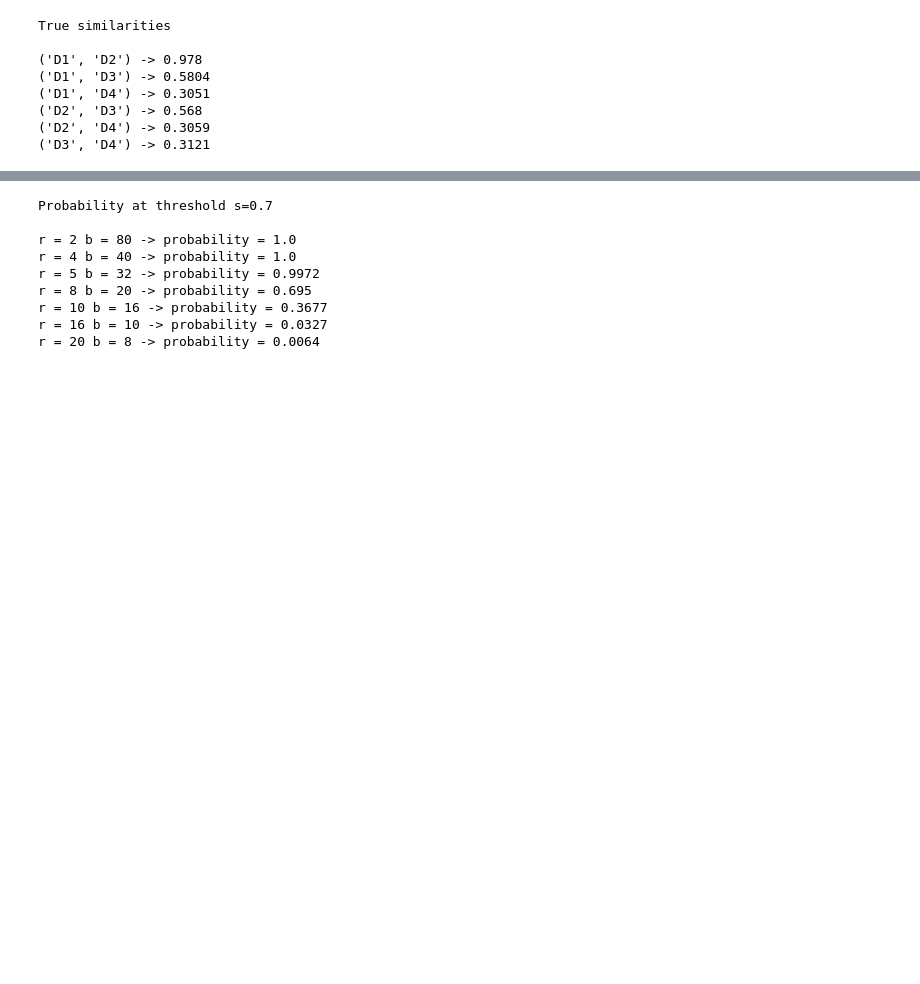
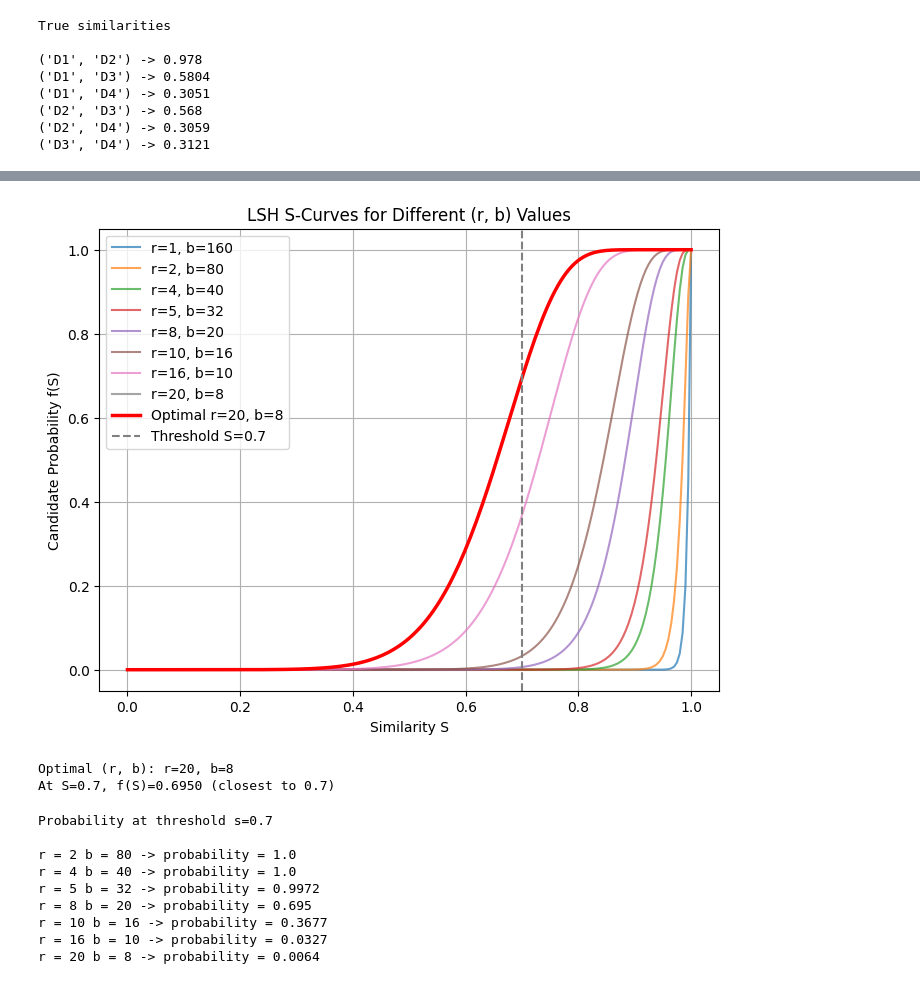
Before and after one commit to duckquack123/M25CSA007_ML_BigData_assignments, a Jupyter notebook: CSL7110_Assignment.ipynb, the cells around one changed output, grey strips where cells are left out. Drawn from its saved outputs; the diff is of its cells as text; code cells hidden in the pictures; blank space fills up the shorter version.

```diff
--- a/CSL7110_Assignment.ipynb
+++ b/CSL7110_Assignment.ipynb
@@ -578,13 +595,14 @@ def lsh_probability(s,r,b):
     return 1 - (1 - s**r)**b
 # %%
 candidates = [
+    (1,160),
     (2,80),
     (4,40),
     (5,32),
     (8,20),
     (10,16),
     (16,10),
-    (20,8)
+    (20,8),
 ]
 
 print("Possible (r,b) combinations:\n")
@@ -601,3 +620,10 @@ r = 8  b = 20  product = 160
 r = 10  b = 16  product = 160
 r = 16  b = 10  product = 160
 r = 20  b = 8  product = 160
+# %%
+print("LSH candidate probability for each document pair and (r, b):\n")
+for r, b in candidates:
+    print(f"\nFor r={r}, b={b}:")
+    for pair, sim in true_similarities.items():
+        prob = lsh_probability(sim, r, b)
+        print(f"{pair}: similarity = {sim:.4f}, candidate probability = {prob:.4f}")
@@ -604,3 +698,44 @@ r = 20  b = 8  product = 160
+# %%
+import numpy as np
+import matplotlib.pyplot as plt
+
+s_vals = np.linspace(0, 1, 200)
+threshold = 0.7
+
+best_rb = None
+best_diff = float('inf')
+best_curve = None
+
+plt.figure(figsize=(8, 6))
+
+for r, b in candidates:
+    curve = [1 - (1 - s**b)**r for s in s_vals]
+    f_at_thresh = 1 - (1 - threshold**b)**r
+    diff = abs(f_at_thresh - 0.7)
+    label = f"r={r}, b={b}"
+    plt.plot(s_vals, curve, label=label, alpha=0.7)
+    if diff < best_diff:
+        best_diff = diff
+        best_rb = (r, b)
+        best_curve = curve
+
+# Highlight the optimal curve
+plt.plot(s_vals, best_curve, color='red', linewidth=2.5, label=f"Optimal r={best_rb[0]}, b={best_rb[1]}")
+
+plt.axvline(threshold, color='gray', linestyle='--', label=f"Threshold S={threshold}")
+plt.xlabel("Similarity S")
+plt.ylabel("Candidate Probability f(S)")
+plt.title("LSH S-Curves for Different (r, b) Values")
+plt.legend()
+plt.grid(True)
+plt.show()
+
+print(f"Optimal (r, b): r={best_rb[0]}, b={best_rb[1]}")
+print(f"At S={threshold}, f(S)={1 - (1 - threshold**best_rb[1])**best_rb[0]:.4f} (closest to 0.7)")
+# %% [output]
+[figure, added]
+Optimal (r, b): r=20, b=8
+At S=0.7, f(S)=0.6950 (closest to 0.7)
 # %%
 threshold = 0.7
 
```
Also changed, not shown: parts of 18 cells of this notebook.
